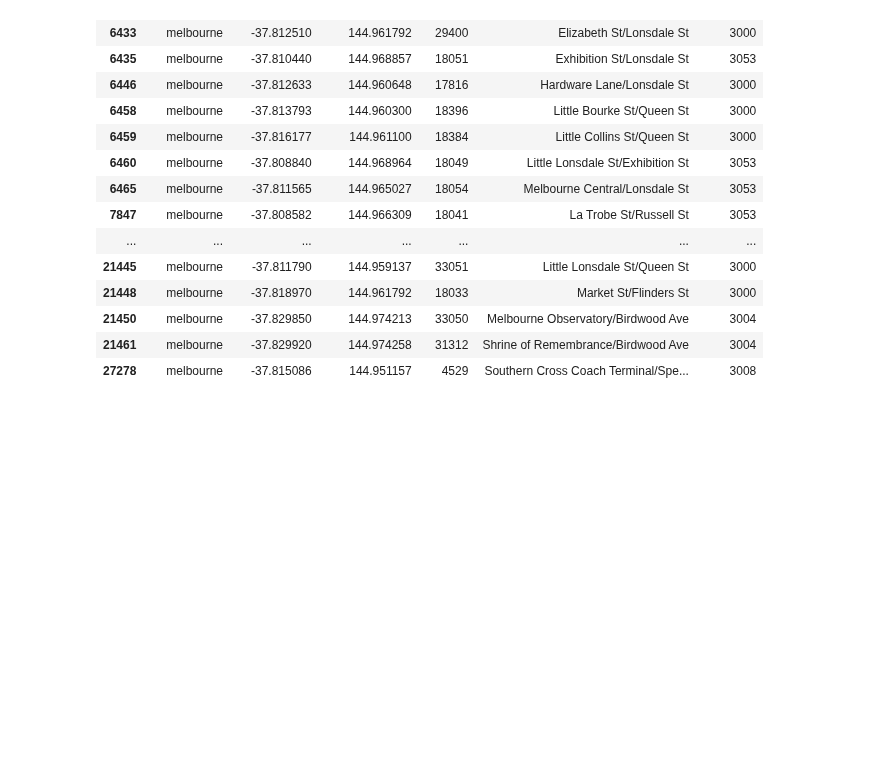
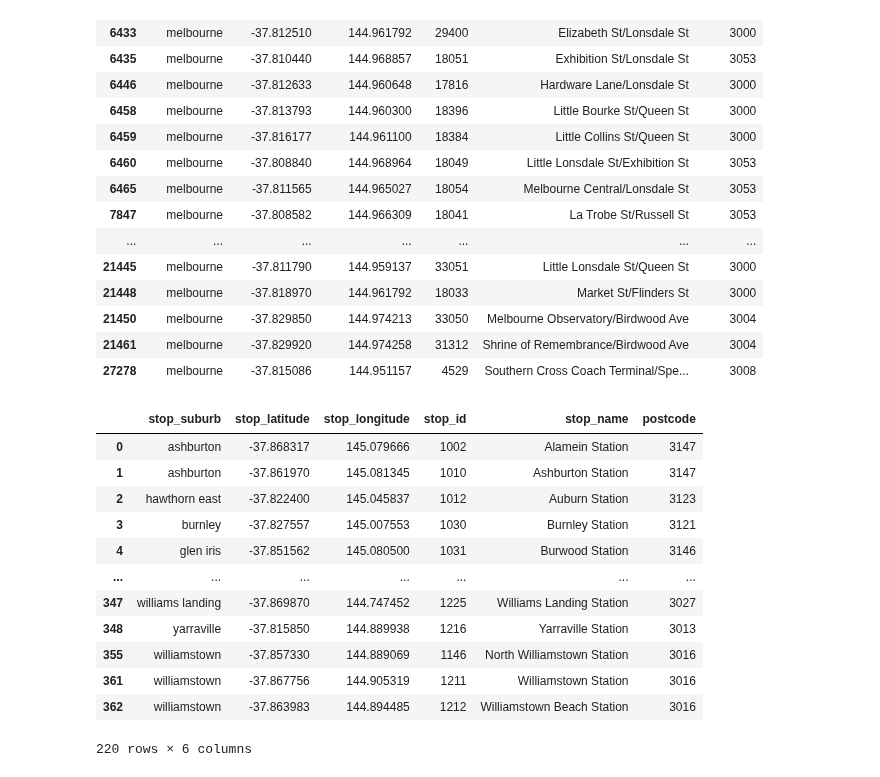
Before and after one commit to MAST30034-Applied-Data-Science/generic-real-estate-consulting-project-group-12, a Jupyter notebook: notebooks/get_ptv.ipynb, the cells around one changed output. Cells and saved outputs as stored; diff of their text form; code cells hidden in the pictures; blank space fills up the shorter version.

```diff
--- a/notebooks/get_ptv.ipynb
+++ b/notebooks/get_ptv.ipynb
@@ -167,7 +167,7 @@ import html2text as html2text
 import requests
 import json
 url = "https://vahi.vic.gov.au/views/ajax?_wrapper_format=drupal_ajax"
-for i in range(27):
+for i in range(1):
     post_body = parse.urlencode({"view_name":"hospital_and_health_services","view_display_id":"page_1","page":i})
     response = requests.post(url= url,headers={
         "accept": "application/json, text/javascript, */*; q=0.01",
@@ -183,7 +183,7 @@ for i in range(27):
       },data = post_body)
     print(response.status_code)
     print(response.text)
-    with open(f'v2_ajax_download_{i:02d}','w') as f:
+    with open(f'../data/v2_ajax_download_{i:02d}','w') as f:
         f.write(response.text)
 
 
@@ -326,0 +343,16 @@ train_stops_file.to_csv('../data/train_stops_file.csv')
+# %%
+train_stops_file
+# %% [output]
+|  | stop_suburb | stop_latitude | stop_longitude | stop_id | stop_name | postcode |
+| 0 | ashburton | -37.868317 | 145.079666 | 1002 | Alamein Station | 3147 |
+| 1 | ashburton | -37.861970 | 145.081345 | 1010 | Ashburton Station | 3147 |
+| 2 | hawthorn east | -37.822400 | 145.045837 | 1012 | Auburn Station | 3123 |
+| 3 | burnley | -37.827557 | 145.007553 | 1030 | Burnley Station | 3121 |
+| 4 | glen iris | -37.851562 | 145.080500 | 1031 | Burwood Station | 3146 |
+| ... | ... | ... | ... | ... | ... | ... |
+| 347 | williams landing | -37.869870 | 144.747452 | 1225 | Williams Landing Station | 3027 |
+| 348 | yarraville | -37.815850 | 144.889938 | 1216 | Yarraville Station | 3013 |
+| 355 | williamstown | -37.857330 | 144.889069 | 1146 | North Williamstown Station | 3016 |
+| 361 | williamstown | -37.867756 | 144.905319 | 1211 | Williamstown Station | 3016 |
+| 362 | williamstown | -37.863983 | 144.894485 | 1212 | Williamstown Beach Station | 3016 |
+220 rows × 6 columns
```
Also changed, not shown: parts of 5 cells of this notebook.
